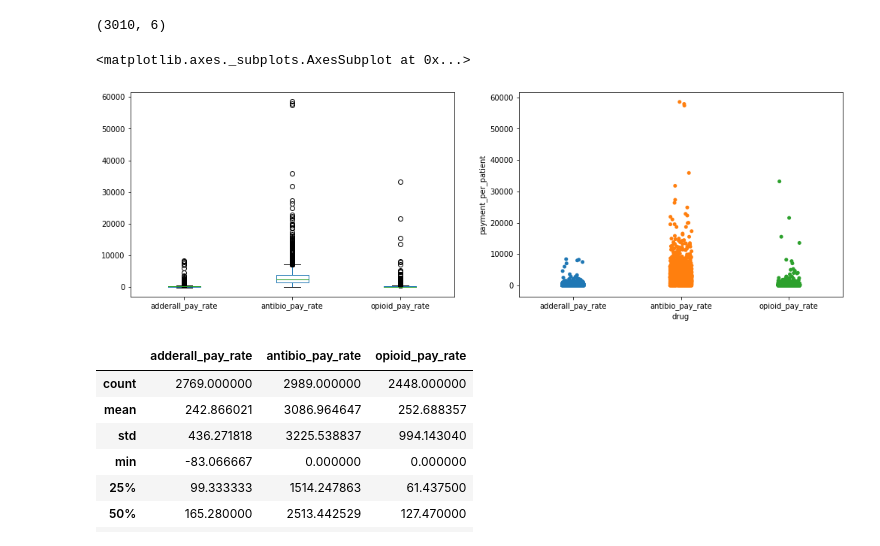
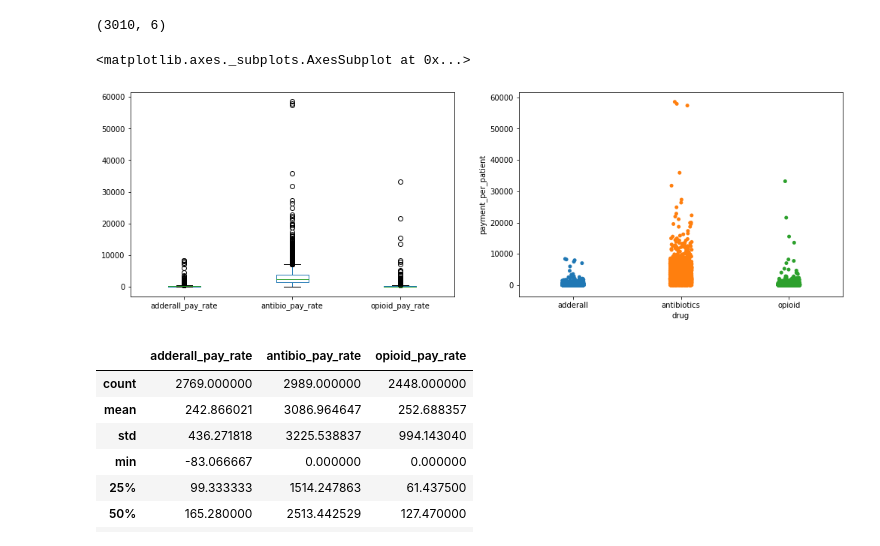
Before and after one commit to nwugocc/Capstone-Project-1, a Jupyter notebook: capstone_1_mini_project_data_story.ipynb, the cells around one changed output. Drawn from its saved outputs; the diff is of its cells as text; code cells hidden in the pictures.

```diff
--- a/capstone_1_mini_project_data_story.ipynb
+++ b/capstone_1_mini_project_data_story.ipynb
@@ -158,18 +170,17 @@ df1_p['opioid_pay_rate'] = df1_p['opioidpayments'] / df1_p['opioidpatients']
 # %%
 # Box and strip plots to capture the payments received per patient per physician per drug type
 
 fig, axes = plt.subplots(1, 2, figsize=(17,5), squeeze=False)
 
 df1_pmelt = df1_p.loc[:,['adderall_pay_rate','antibio_pay_rate','opioid_pay_rate']]
-df1_pmelt.columns = ['adderall_pay_rate','antibio_pay_rate','opioid_pay_rate']
+df1_pmelt.columns = ['adderall','antibiotics','opioid']
 df1_pmelt = df1_pmelt.melt(var_name = 'drug', value_name ='payment_per_patient')
 #sns.violinplot(x='drug', y='payment_per_patient', data = df1_pmelt, inner=None, color='lightgray', ax=axes[0, 1])
 sns.stripplot(x='drug', y='payment_per_patient', data = df1_pmelt, size=5, jitter=True, ax=axes[0, 1])
-
 df1_p.loc[:,['adderall_pay_rate','antibio_pay_rate','opioid_pay_rate']].plot(kind='box', ax=axes[0, 0])
 # %% [output]
 <matplotlib.axes._subplots.AxesSubplot at 0x...>
-[figure, old version]
+[figure, new version]
 # %%
 # Descriptive stats of payments received per patient per physician per drug type
 df1_p.loc[:,['adderall_pay_rate','antibio_pay_rate','opioid_pay_rate']].describe()
```
Also changed, not shown: parts of 20 cells of this notebook.
